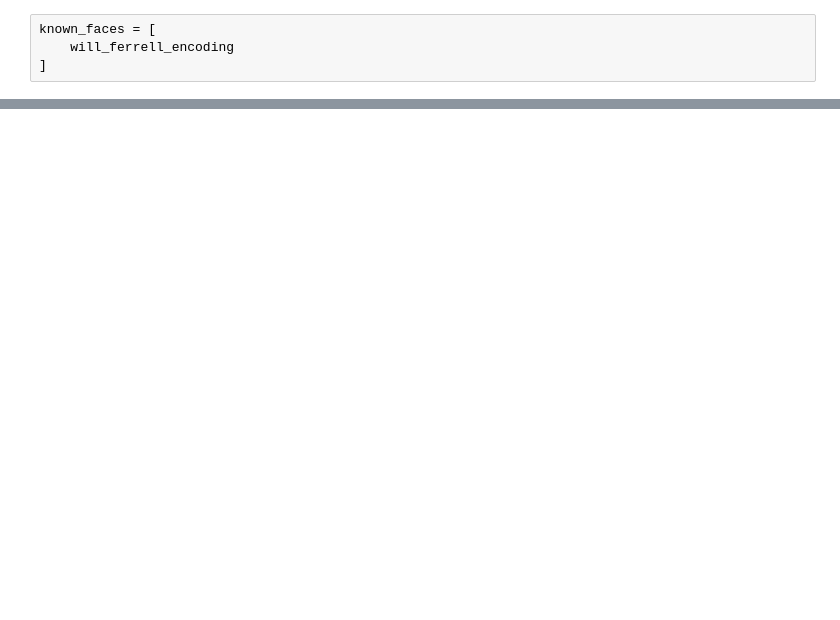
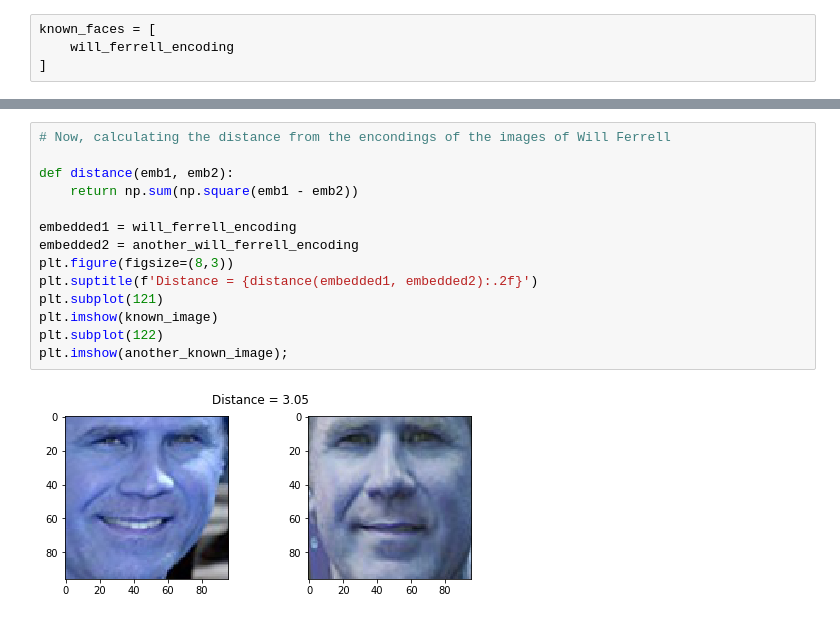
Before and after one commit to Beatricce/IA, a Jupyter notebook: face_recognition/Face recognition.ipynb, the cells around one changed output, grey strips where cells are left out. Saved outputs shown, nothing was run; the diff lists cells and outputs as text; blank space fills up the shorter version.

```diff
--- a/face_recognition/Face recognition.ipynb
+++ b/face_recognition/Face recognition.ipynb
@@ -187,0 +543,16 @@ Is the unknown face a new person that we've never seen before? True
+# %%
+# Now, calculating the distance from the encondings of the images of Will Ferrell
+
+def distance(emb1, emb2):
+    return np.sum(np.square(emb1 - emb2))
+
+embedded1 = will_ferrell_encoding
+embedded2 = another_will_ferrell_encoding
+plt.figure(figsize=(8,3))
+plt.suptitle(f'Distance = {distance(embedded1, embedded2):.2f}')
+plt.subplot(121)
+plt.imshow(known_image)
+plt.subplot(122)
+plt.imshow(another_known_image);
+# %% [output]
+[figure, added]
```
Also changed, not shown: parts of 26 cells of this notebook, 28 other files.
